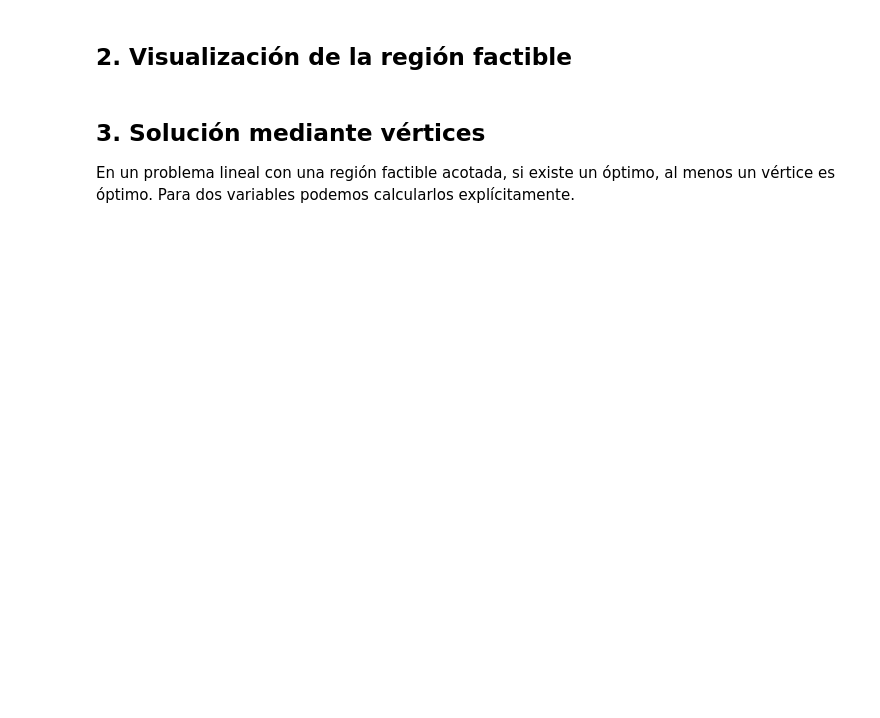
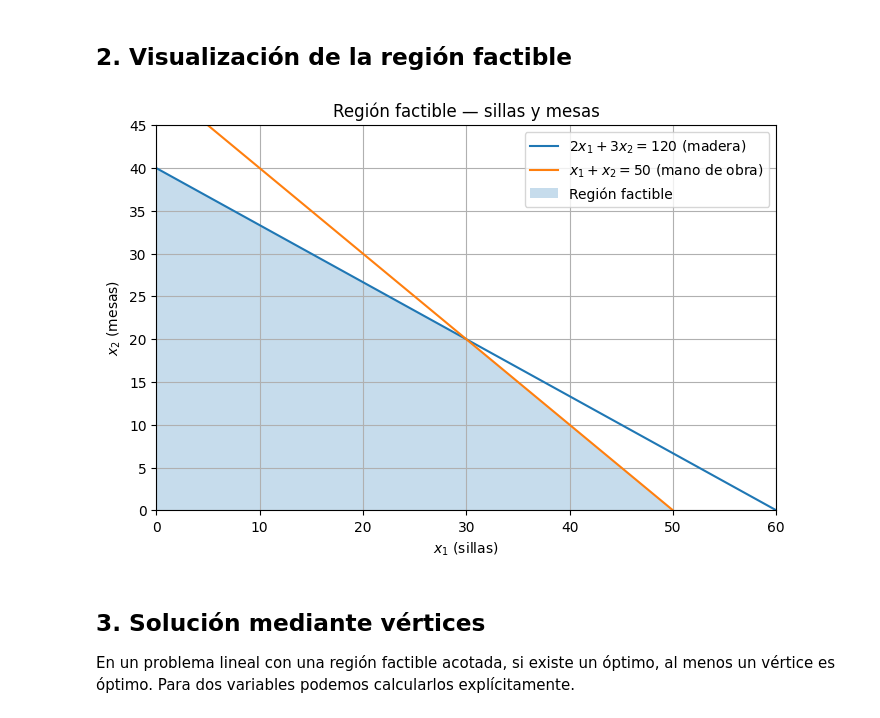
Before and after one commit to EAFIT-IA/si3003-artificial-intelligence, a Jupyter notebook: notebooks/lecture3/04_programacion_lineal.ipynb, the cells around one changed output. Cells and saved outputs as stored; diff of their text form; code cells hidden in the pictures; blank space fills up the shorter version.

```diff
--- a/notebooks/lecture3/04_programacion_lineal.ipynb
+++ b/notebooks/lecture3/04_programacion_lineal.ipynb
@@ -59,23 +55,25 @@ from scipy.optimize import linprog
 ## 2. Visualización de la región factible
 # %%
 x1 = np.linspace(0, 60, 500)
-constraint_1 = 100 - 2 * x1
-constraint_2 = (90 - x1) / 3
+constraint_1 = (120 - 2 * x1) / 3
+constraint_2 = 50 - x1
 upper = np.minimum(constraint_1, constraint_2)
 upper = np.maximum(upper, 0)
 
 plt.figure(figsize=(8, 5))
-plt.plot(x1, constraint_1, label=r'$2x_1+x_2=100$')
-plt.plot(x1, constraint_2, label=r'$x_1+3x_2=90$')
+plt.plot(x1, constraint_1, label=r'$2x_1+3x_2=120$ (madera)')
+plt.plot(x1, constraint_2, label=r'$x_1+x_2=50$ (mano de obra)')
 plt.fill_between(x1, 0, upper, where=(upper >= 0), alpha=0.25, label='Región factible')
 plt.xlim(0, 60)
-plt.ylim(0, 40)
-plt.xlabel(r'$x_1$')
-plt.ylabel(r'$x_2$')
-plt.title('Región factible')
+plt.ylim(0, 45)
+plt.xlabel(r'$x_1$ (sillas)')
+plt.ylabel(r'$x_2$ (mesas)')
+plt.title('Región factible — sillas y mesas')
 plt.legend()
 plt.grid(True)
 plt.show()
+# %% [output]
+[figure, added]
 # %% [markdown]
 ## 3. Solución mediante vértices
 
```
Also changed, not shown: parts of 19 cells of this notebook, 5 other files.
